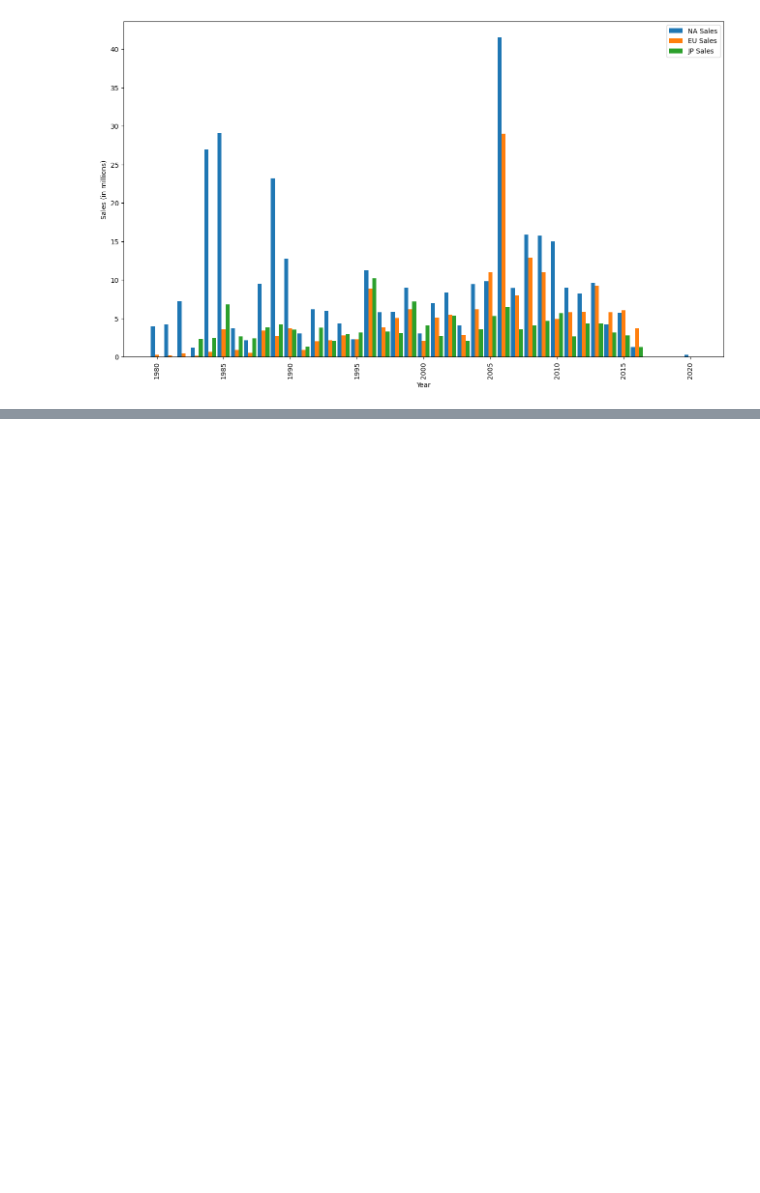
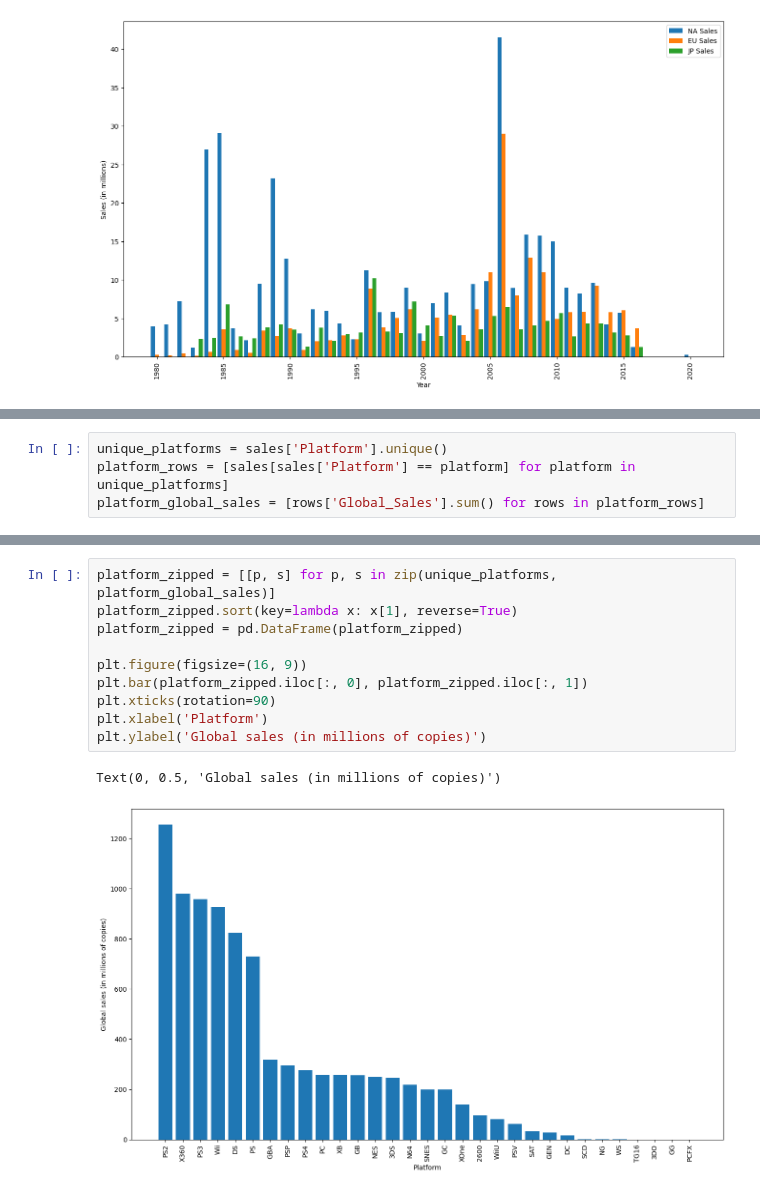
Before and after one commit to hansstanley/YongTauFoo, a Jupyter notebook: notebooks/sales.ipynb, the cells around one changed output, grey strips where cells are left out. Cells and saved outputs as stored; diff of their text form; blank space fills up the shorter version.

```diff
--- a/notebooks/sales.ipynb
+++ b/notebooks/sales.ipynb
@@ -50,0 +71,4 @@ plt.show()
+# %%
+unique_platforms = sales['Platform'].unique()
+platform_rows = [sales[sales['Platform'] == platform] for platform in unique_platforms]
+platform_global_sales = [rows['Global_Sales'].sum() for rows in platform_rows]
@@ -50,0 +93,13 @@ plt.show()
+# %%
+platform_zipped = [[p, s] for p, s in zip(unique_platforms, platform_global_sales)]
+platform_zipped.sort(key=lambda x: x[1], reverse=True)
+platform_zipped = pd.DataFrame(platform_zipped)
+
+plt.figure(figsize=(16, 9))
+plt.bar(platform_zipped.iloc[:, 0], platform_zipped.iloc[:, 1])
+plt.xticks(rotation=90)
+plt.xlabel('Platform')
+plt.ylabel('Global sales (in millions of copies)')
+# %% [output]
+Text(0, 0.5, 'Global sales (in millions of copies)')
+[figure, added]
```
Also changed, not shown: parts of 5 cells of this notebook, 2 other files.
